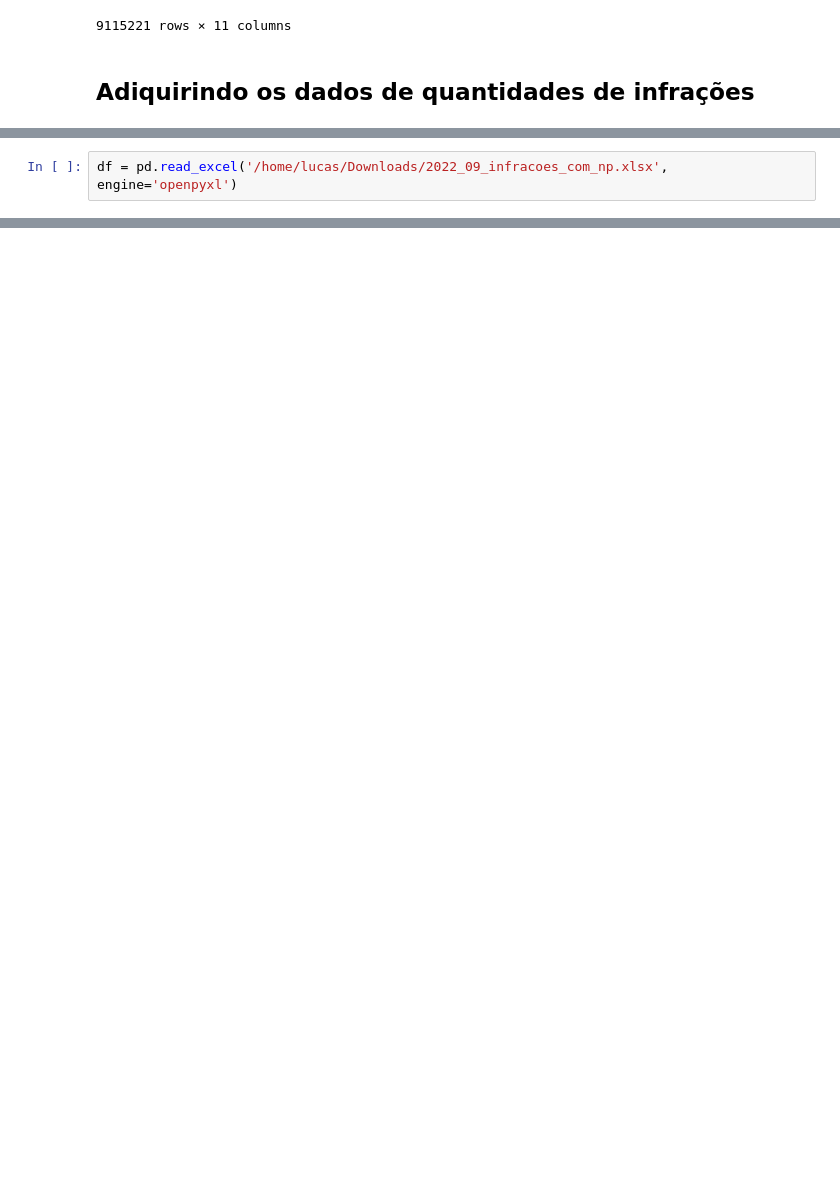
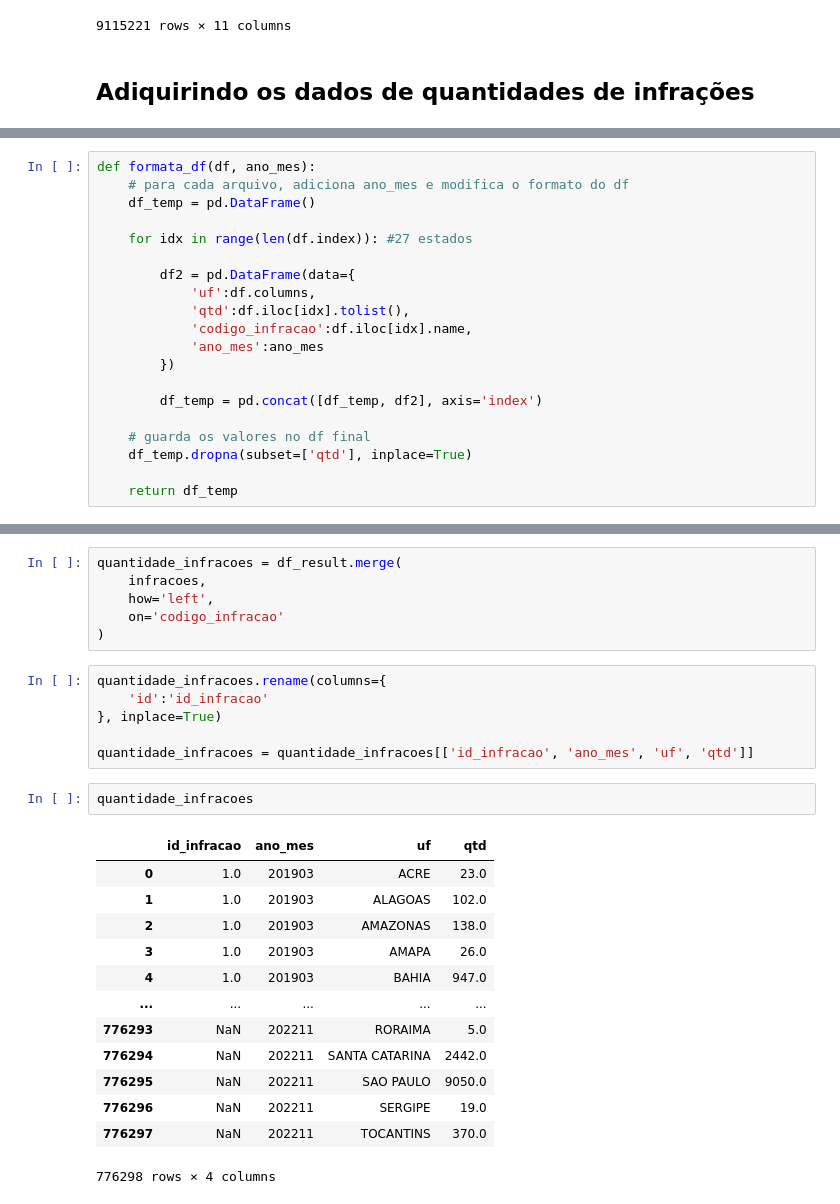
Before and after one commit to lucasstna/trabalho-siad, a Jupyter notebook: transformacoes_dados.ipynb, the cells around one changed output, grey strips where cells are left out. Cells and saved outputs as stored; diff of their text form; blank space fills up the shorter version.

Commit message:
Adiciona os dados da tabela quantidade_infracoes.

```diff
--- a/transformacoes_dados.ipynb
+++ b/transformacoes_dados.ipynb
@@ -328,2 +330,0 @@ for file in os.listdir(root_folder + folder_infracoes):
-# %%
-df = pd.read_excel('/home/lucas/Downloads/2022_09_infracoes_com_np.xlsx', engine='openpyxl')
@@ -335,0 +431,20 @@ response[0]
+# %%
+def formata_df(df, ano_mes):
+    # para cada arquivo, adiciona ano_mes e modifica o formato do df
+    df_temp = pd.DataFrame()
+
+    for idx in range(len(df.index)): #27 estados
+
+        df2 = pd.DataFrame(data={
+            'uf':df.columns,
+            'qtd':df.iloc[idx].tolist(),
+            'codigo_infracao':df.iloc[idx].name,
+            'ano_mes':ano_mes
+        })
+
+        df_temp = pd.concat([df_temp, df2], axis='index')
+
+    # guarda os valores no df final
+    df_temp.dropna(subset=['qtd'], inplace=True)
+
+    return df_temp
@@ -335,0 +504,28 @@ response[0]
+# %%
+quantidade_infracoes = df_result.merge(
+    infracoes,
+    how='left',
+    on='codigo_infracao'
+)
+# %%
+quantidade_infracoes.rename(columns={
+    'id':'id_infracao'
+}, inplace=True)
+
+quantidade_infracoes = quantidade_infracoes[['id_infracao', 'ano_mes', 'uf', 'qtd']]
+# %%
+quantidade_infracoes
+# %% [output]
+|  | id_infracao | ano_mes | uf | qtd |
+| 0 | 1.0 | 201903 | ACRE | 23.0 |
+| 1 | 1.0 | 201903 | ALAGOAS | 102.0 |
+| 2 | 1.0 | 201903 | AMAZONAS | 138.0 |
+| 3 | 1.0 | 201903 | AMAPA | 26.0 |
+| 4 | 1.0 | 201903 | BAHIA | 947.0 |
+| ... | ... | ... | ... | ... |
+| 776293 | NaN | 202211 | RORAIMA | 5.0 |
+| 776294 | NaN | 202211 | SANTA CATARINA | 2442.0 |
+| 776295 | NaN | 202211 | SAO PAULO | 9050.0 |
+| 776296 | NaN | 202211 | SERGIPE | 19.0 |
+| 776297 | NaN | 202211 | TOCANTINS | 370.0 |
+776298 rows × 4 columns
```
Also changed, not shown: parts of 9 cells of this notebook, 1 other file.
